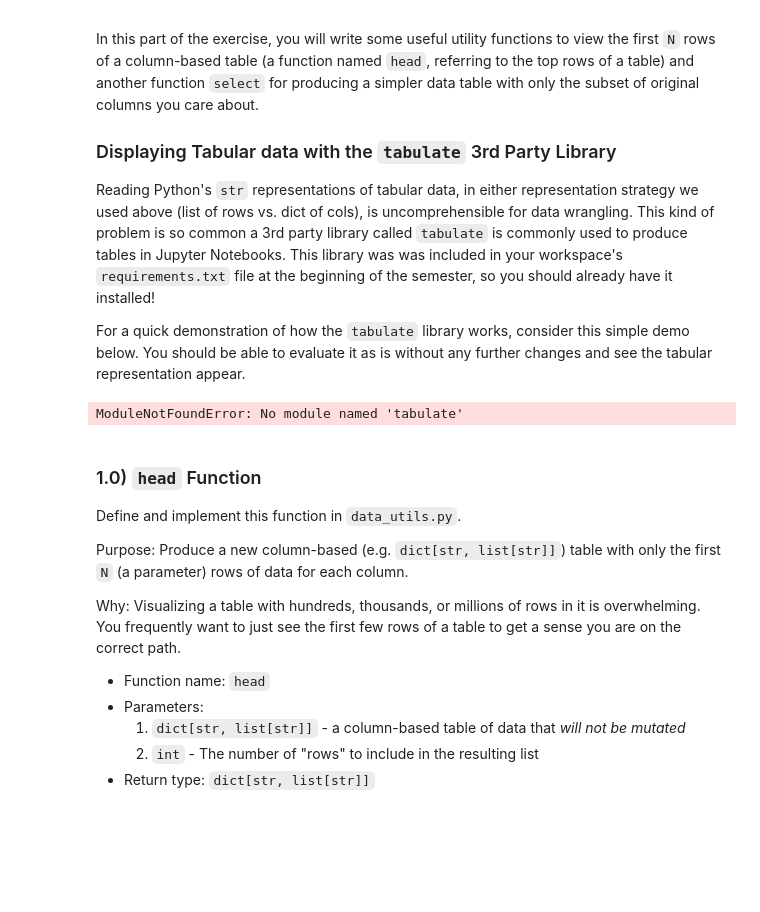
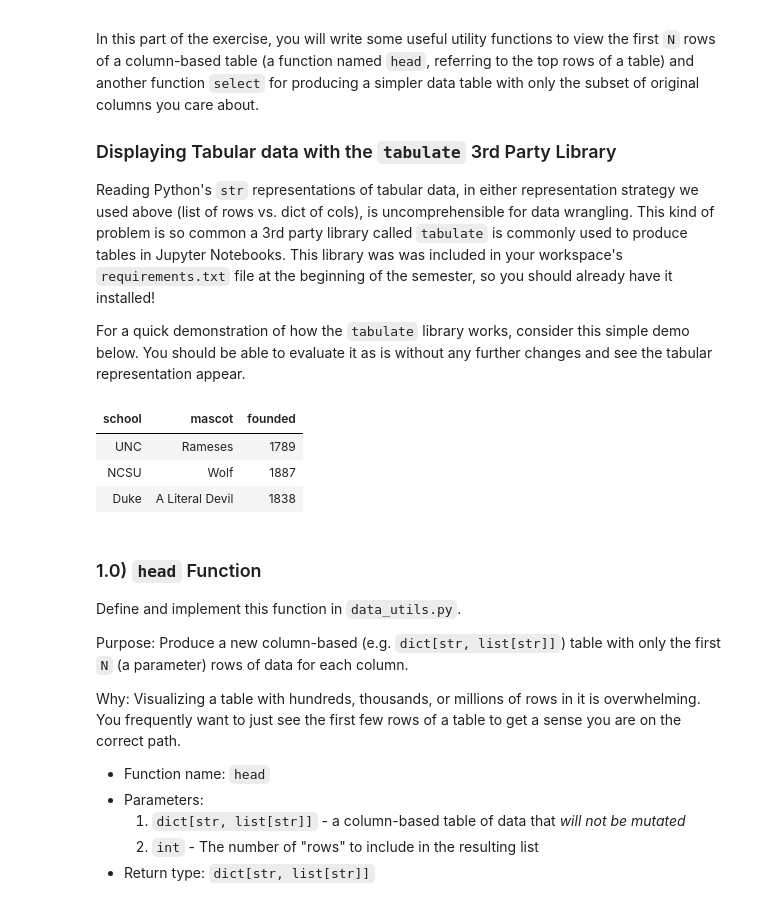
Before and after one commit to zmadui/comp110-22s-workspace, a Jupyter notebook: exercises/ex07/data_wrangling.ipynb, the cells around one changed output. Cells and saved outputs as stored; diff of their text form; code cells hidden in the pictures; blank space fills up the shorter version.

```diff
--- a/exercises/ex07/data_wrangling.ipynb
+++ b/exercises/ex07/data_wrangling.ipynb
@@ -139,11 +139,14 @@ For a quick demonstration of how the `tabulate` library works, consider this sim
 # %%
 from tabulate import tabulate
 
-universities: dict[str, list[str, str]] = {"school": ["UNC", "NCSU", "Duke"], "mascot": ["Rameses", "Wolf", "A Literal Devil"], "founded": ["1789", "1887", "1838"]}
+universities: dict[str, list[str]] = {"school": ["UNC", "NCSU", "Duke"], "mascot": ["Rameses", "Wolf", "A Literal Devil"], "founded": ["1789", "1887", "1838"]}
 
 tabulate(universities, universities.keys(), "html")
 # %% [output]
-ModuleNotFoundError: No module named 'tabulate'
+| school | mascot | founded |
+| UNC | Rameses | 1789 |
+| NCSU | Wolf | 1887 |
+| Duke | A Literal Devil | 1838 |
 # %% [markdown]
 ### 1.0) `head` Function
 
```
Also changed, not shown: parts of 5 cells of this notebook, 2 other files.
